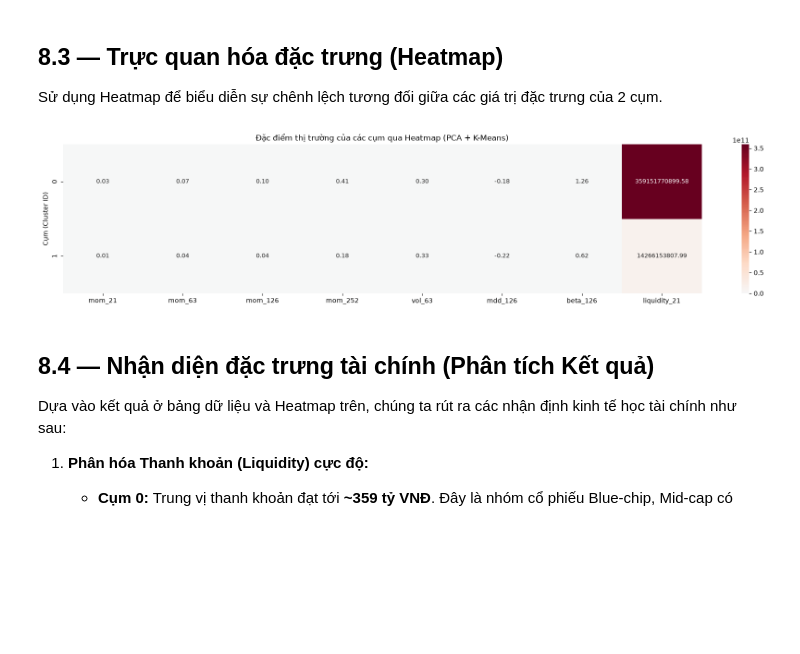
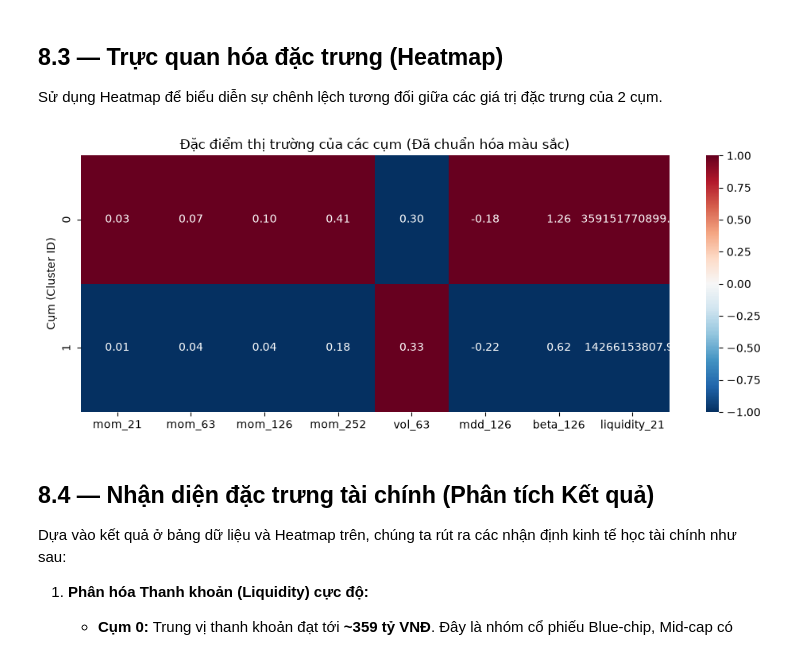
Before and after one commit to trongnguyen1010/Risk-Adjusted-Momentum-Clustering, a Jupyter notebook: M2/notebooks/08_cluster_profiling.ipynb, the cells around one changed output. Cells and saved outputs as stored; diff of their text form; code cells hidden in the pictures; blank space fills up the shorter version.

```diff
--- a/M2/notebooks/08_cluster_profiling.ipynb
+++ b/M2/notebooks/08_cluster_profiling.ipynb
@@ -46,16 +46,22 @@ else:
 ## 8.3 — Trực quan hóa đặc trưng (Heatmap)
 Sử dụng Heatmap để biểu diễn sự chênh lệch tương đối giữa các giá trị đặc trưng của 2 cụm.
 # %%
-plt.figure(figsize=(18, 4))
-# Chỉnh figsize rộng ra (18) để các ô có đủ diện tích chứa những con số siêu dài
-# Chỉnh font size nhỏ lại một chút (size=9)
-sns.heatmap(cluster_profile, annot=True, cmap='RdBu_r', center=0, fmt=".2f", annot_kws={"size": 9})
-plt.title("Đặc điểm thị trường của các cụm qua Heatmap (PCA + K-Means)")
+from sklearn.preprocessing import StandardScaler
+
+# Chuẩn hóa dữ liệu theo từng cột (z-score) để các biến không bị lấn át nhau (Khắc phục lỗi thanh khoản chênh lệch)
+scaler = StandardScaler()
+scaled_data = scaler.fit_transform(cluster_profile)
+scaled_profile = pd.DataFrame(scaled_data, columns=cluster_profile.columns, index=cluster_profile.index)
+
+plt.figure(figsize=(10, 4))
+# Dùng dữ liệu đã chuẩn hóa để vẽ màu, nhưng hiển thị số nguyên bản (annot=cluster_profile)
+sns.heatmap(scaled_profile, annot=cluster_profile, cmap='RdBu_r', center=0, fmt=".2f", annot_kws={"size": 10})
+plt.title("Đặc điểm thị trường của các cụm (Đã chuẩn hóa màu sắc)")
 plt.ylabel("Cụm (Cluster ID)")
 plt.tight_layout()
 plt.show()
 # %% [output]
-[figure, old version]
+[figure, new version]
 # %% [markdown]
 ## 8.4 — Nhận diện đặc trưng tài chính (Phân tích Kết quả)
 
```
Also changed, not shown: 6 other files.
